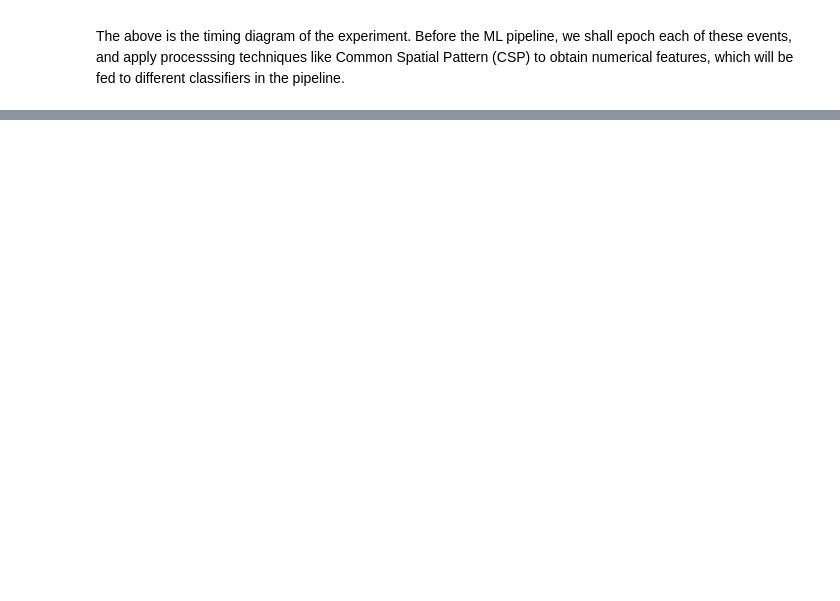
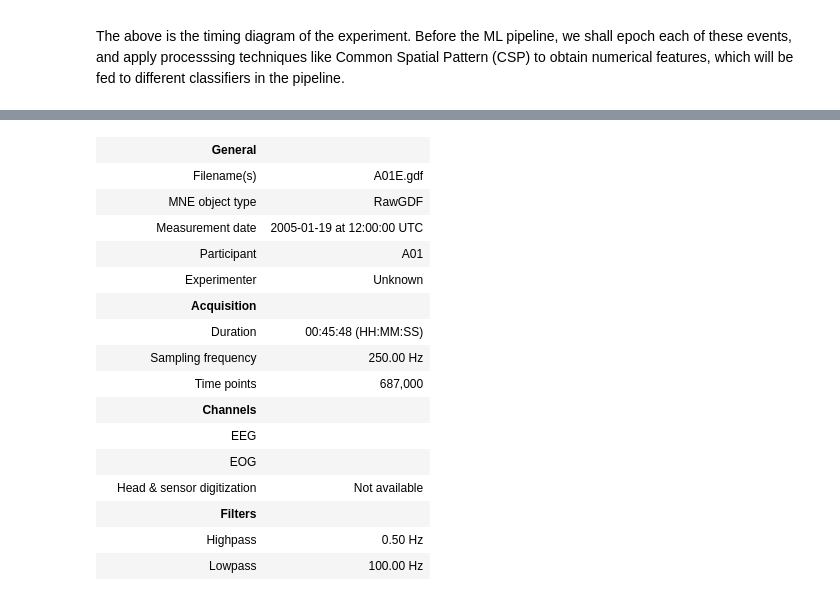
Before and after one commit to AkilanSS/23CSE301--Machine-Learning-Capstone-Project, a Jupyter notebook: notebooks/classification.ipynb, the cells around one changed output, grey strips where cells are left out. Cells and saved outputs as stored; diff of their text form; code cells hidden in the pictures; blank space fills up the shorter version.

```diff
--- a/notebooks/classification.ipynb
+++ b/notebooks/classification.ipynb
@@ -8,3 +8,12 @@ Unlike traditional ML pipelines, this project requires us to do signal processin
 ![image.png](attachment:image.png)
 
 The above is the timing diagram of the experiment. Before the ML pipeline, we shall epoch each of these events, and apply processsing techniques like Common Spatial Pattern (CSP) to obtain numerical features, which will be fed to different classifiers in the pipeline.
+# %%
+import mne
+import numpy as np
+import pandas as pd
+import matplotlib.pyplot as plt
+import seaborn as sns
+
+
+mne.set_log_level('ERROR')
@@ -10,0 +55,20 @@ The above is the timing diagram of the experiment. Before the ML pipeline, we sh
+# %%
+raw_eval_1
+# %% [output]
+|  | General |  |
+|  | Filename(s) | A01E.gdf |
+|  | MNE object type | RawGDF |
+|  | Measurement date | 2005-01-19 at 12:00:00 UTC |
+|  | Participant | A01 |
+|  | Experimenter | Unknown |
+|  | Acquisition |  |
+|  | Duration | 00:45:48 (HH:MM:SS) |
+|  | Sampling frequency | 250.00 Hz |
+|  | Time points | 687,000 |
+|  | Channels |  |
+|  | EEG |  |
+|  | EOG |  |
+|  | Head & sensor digitization | Not available |
+|  | Filters |  |
+|  | Highpass | 0.50 Hz |
+|  | Lowpass | 100.00 Hz |
```
Also changed, not shown: parts of 8 cells of this notebook.
